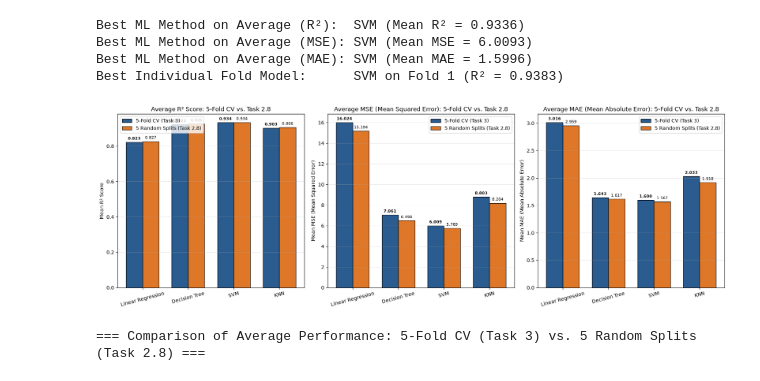
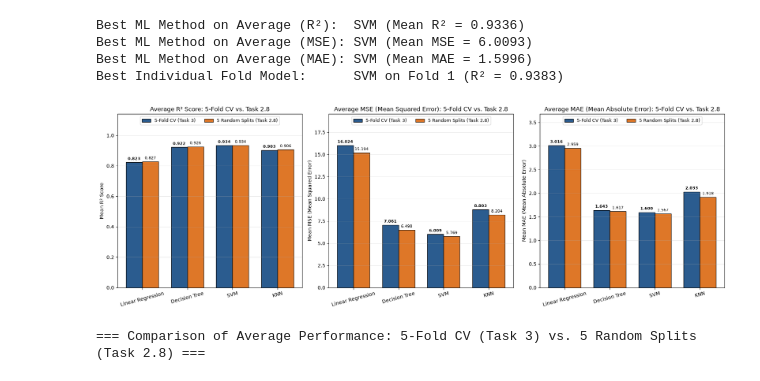
Before and after one commit to azelarabchakour/Data-science-assignments, a Jupyter notebook: Assignment-1/Code/Problem1-Regresseion.ipynb, the cells around one changed output. Drawn from its saved outputs; the diff is of its cells as text; code cells hidden in the pictures.

```diff
--- a/Assignment-1/Code/Problem1-Regresseion.ipynb
+++ b/Assignment-1/Code/Problem1-Regresseion.ipynb
@@ -348,6 +360,31 @@ print(f"Best Default Model by Test R²:  {best_def_r2} (R² = {df_r2.loc[best_de
 print(f"Best Default Model by Test MSE: {best_def_mse} (MSE = {df_mse.loc[best_def_mse, 'Test']:.4f})")
 print(f"Best Default Model by Test MAE: {best_def_mae} (MAE = {df_mae.loc[best_def_mae, 'Test']:.4f})")
 
+
+#------------------------------------------------------------------------
+# Bar charts for Default Parameters: Training vs. Test Set (Template Slide 6)
+fig, axes = plt.subplots(1, 3, figsize=(18, 5.5))
+default_metrics = [
+    ("R² Score (Default)", df_r2, "R²", (0, 1.12)),
+    ("MSE (Default)", df_mse, "MSE", (0, df_mse.values.max() * 1.18)),
+    ("MAE (Default)", df_mae, "MAE (Years)", (0, df_mae.values.max() * 1.18))
+]
+
+for ax, (title, m_df, ylabel, ylim) in zip(axes, default_metrics):
+    m_df.plot(kind='bar', ax=ax, rot=15, width=0.72, edgecolor='black')
+    ax.set_title(title, fontsize=13)
+    ax.set_ylabel(ylabel, fontsize=11)
+    ax.set_ylim(ylim)
+    ax.grid(axis='y', linestyle='--', alpha=0.4)
+    ax.legend(loc='upper center', ncol=2)
+    for container in ax.containers:
+        ax.bar_label(container, fmt='%.3f', padding=3, fontsize=8.5, fontweight='bold')
+
+plt.tight_layout()
+plt.show()
+
+#-------------------------------------------------------------------------
+
 # Conclusions (Task 2.3):
 # 1. Training vs. Test Comparison: The default Decision Tree reaches R² = 1.0000 (MSE = 0.0000, MAE = 0.0000)
 #    on the training set because an unpruned tree (max_depth=None) memorizes every training instance,
@@ -1142,9 +1261,18 @@ for i, (metric_name, kf_means, rs_means) in enumerate(comparisons):
     axes[i].set_title(f"Average {metric_name}: 5-Fold CV vs. Task 2.8")
     axes[i].set_xticks(x)
     axes[i].set_xticklabels(model_names, rotation=15)
+    # axes[i].set_ylabel(f"Mean {metric_name}")
+    # axes[i].legend()
+    # axes[i].grid(True, axis='y', alpha=0.3)
+
+    #---------------------------------------------------------
     axes[i].set_ylabel(f"Mean {metric_name}")
-    axes[i].legend()
+    max_val = max(kf_means.max(), rs_means.max())
+    axes[i].set_ylim(0, max_val * 1.22)
+    axes[i].legend(loc='upper center', ncol=2, fontsize=9)
     axes[i].grid(True, axis='y', alpha=0.3)
+
+    #---------------------------------------------------------
 
     # Add numerical labels above bars
     for rect in rects1:
@@ -1154,34 +1282,34 @@ for i, (metric_name, kf_means, rs_means) in enumerate(comparisons):
     for rect in rects2:
         h = rect.get_height()
         axes[i].annotate(f'{h:.3f}', xy=(rect.get_x() + rect.get_width()/2, h),
                          xytext=(0, 3), textcoords="offset points", ha='center', va='bottom', fontsize=8)
 
 plt.tight_layout()
 plt.show()
 
 # Output side-by-side summary table comparing 5-Fold CV (Task 3) vs. 5 Random Splits (Task 2.8)
 comp_task3_vs_28 = pd.DataFrame({
     "R² (5-Fold CV Mean)": df_r2_kf.mean(),
     "R² (5 Random Splits Mean)": df_r2_runs.mean(),
     "MSE (5-Fold CV Mean)": df_mse_kf.mean(),
     "MSE (5 Random Splits Mean)": df_mse_runs.mean(),
     "MAE (5-Fold CV Mean)": df_mae_kf.mean(),
     "MAE (5 Random Splits Mean)": df_mae_runs.mean()
 })
 print("\n=== Comparison of Average Performance: 5-Fold CV (Task 3) vs. 5 Random Splits (Task 2.8) ===")
 display(comp_task3_vs_28)
 
 # Conclusions (Task 3.5):
 # 1. Agreement Between 5-Fold CV and 5 Random Splits:
 #    - Both evaluation strategies produce nearly identical mean R², MSE, and MAE values and confirm the exact same
 #      model tiering: Tuned KNN, Decision Tree, and SVM strongly outperform Linear Regression.
 # 2. Advantage of 5-Fold Cross-Validation over Repeated Random Splits:
 #    - In Task 2.8 (5 random splits), some observations are tested multiple times while others are never tested.
 #    - In Task 3 (5-Fold CV), the dataset is partitioned into 5 strictly disjoint subsets so every country-year
 #      observation is tested once and used for training 4 times, providing a more systematic, unbiased estimate
 #      of generalization performance.
 # %% [output]
-[figure, old version]
+[figure, new version]
 === Comparison of Average Performance: 5-Fold CV (Task 3) vs. 5 Random Splits (Task 2.8) ===
 |  | R² (5-Fold CV Mean) | R² (5 Random Splits Mean) | MSE (5-Fold CV Mean) | MSE (5 Random Splits Mean) | ... |
 | Linear Regression | 0.822584 | 0.827067 | 16.023786 | 15.194057 | ... |
```
Also changed, not shown: parts of 8 cells of this notebook, 2 other files.
